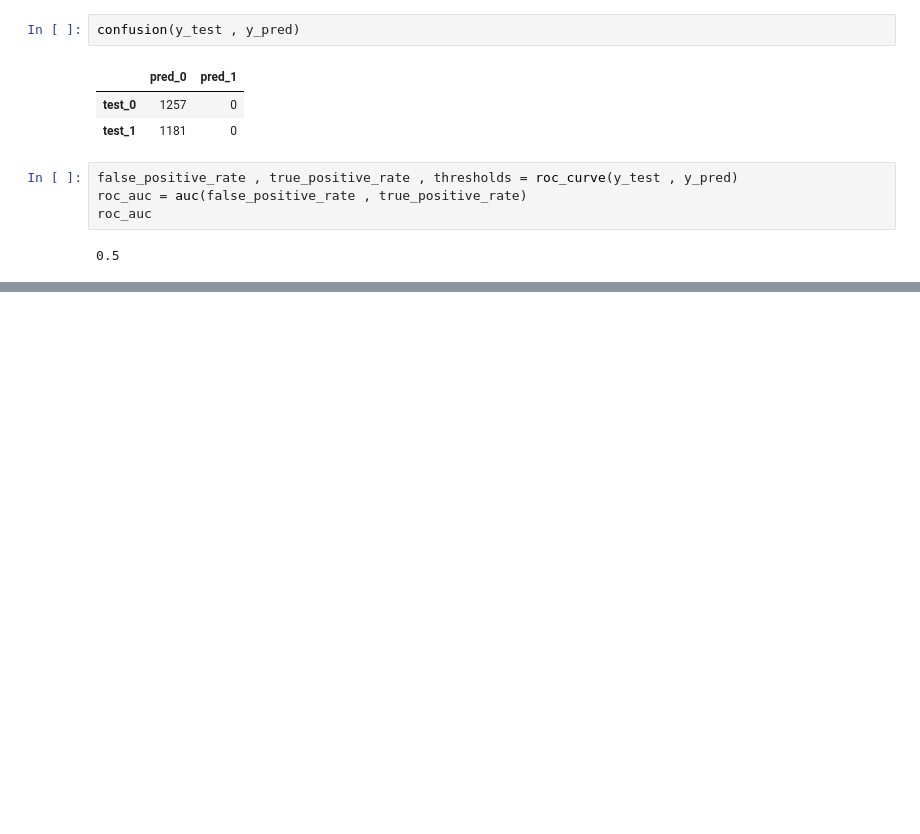
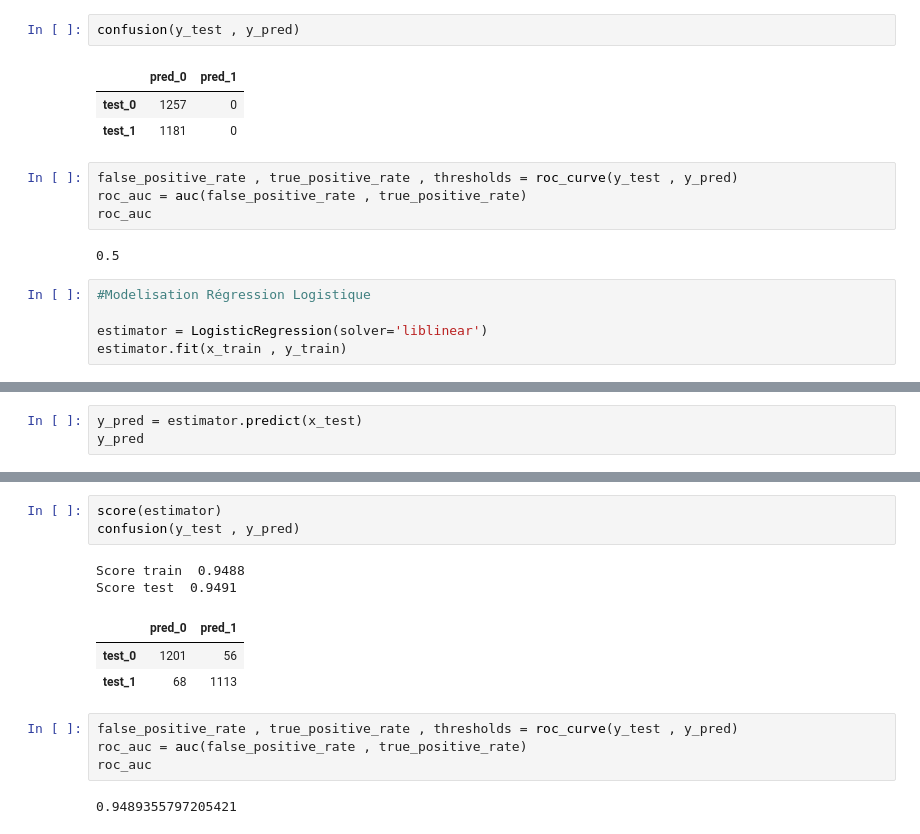
Before and after one commit to Charlot-DEDJINOU/Data-scientist, a Jupyter notebook: 5-Entrainez un modele predictif lineaire/TP - Entrainez une regression logistique et une SVM lineaire/Modelisation.ipynb, the cells around one changed output, grey strips where cells are left out. Cells and saved outputs as stored; diff of their text form; blank space fills up the shorter version.

Commit message:
Entrainez une regression logistique et une SVM lineaire/Modelisation.ipynb

```diff
--- a/5-Entrainez un modele predictif lineaire/TP - Entrainez une regression logistique et une SVM lineaire/Modelisation.ipynb
+++ b/5-Entrainez un modele predictif lineaire/TP - Entrainez une regression logistique et une SVM lineaire/Modelisation.ipynb
@@ -167,3 +167,8 @@ roc_auc = auc(false_positive_rate , true_positive_rate)
 roc_auc
 # %% [output]
 0.5
+# %%
+#Modelisation Régression Logistique
+
+estimator = LogisticRegression(solver='liblinear')
+estimator.fit(x_train , y_train)
@@ -169,0 +177,3 @@ roc_auc
+# %%
+y_pred = estimator.predict(x_test)
+y_pred
@@ -169,0 +193,15 @@ roc_auc
+# %%
+score(estimator)
+confusion(y_test , y_pred)
+# %% [output]
+Score train  0.9488
+Score test  0.9491
+|  | pred_0 | pred_1 |
+| test_0 | 1201 | 56 |
+| test_1 | 68 | 1113 |
+# %%
+false_positive_rate , true_positive_rate , thresholds = roc_curve(y_test , y_pred)
+roc_auc = auc(false_positive_rate , true_positive_rate)
+roc_auc
+# %% [output]
+0.9489355797205421
```
Also changed, not shown: parts of 7 cells of this notebook.
